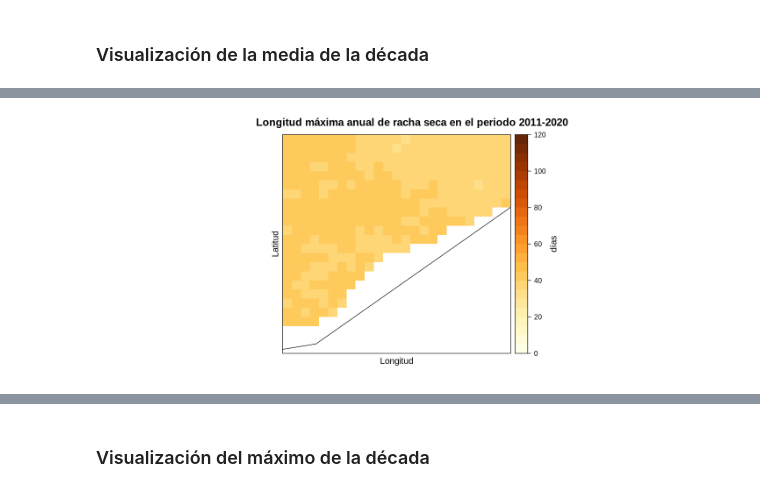
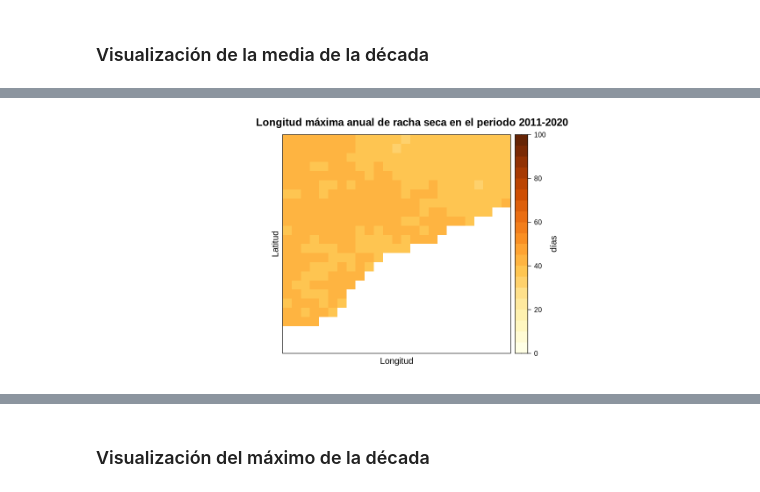
Before and after one commit to SantanderMetGroup/PTI-Clima-Datalab, a Jupyter notebook: Notebooks/R/calculo_indices_CDD_R.ipynb, the cells around one changed output, grey strips where cells are left out. Cells and saved outputs as stored; diff of their text form; code cells hidden in the pictures.

```diff
--- a/Notebooks/R/calculo_indices_CDD_R.ipynb
+++ b/Notebooks/R/calculo_indices_CDD_R.ipynb
@@ -261,12 +261,11 @@ pad applied on the interval: year
 ### Visualización de la media de la década
 # %%
 spatialPlot(climatology(cdd),
-            at = seq(0, 120, 5),
-            set.max = 120,
+            at = seq(0, 100, 5),
+            set.max = 100,
             set.min = 0,
             main = "Longitud máxima anual de racha seca en el periodo 2011-2020",
             color.theme = "YlOrBr",
-            backdrop.theme = "coastline",
             colorkey = list(space = "right",
                             title = list("días", cex = 1)
                            ),
@@ -279 +278 @@ spatialPlot(climatology(cdd),
-[figure, old version]
+[figure, new version]
```
Also changed, not shown: parts of 12 cells of this notebook.
